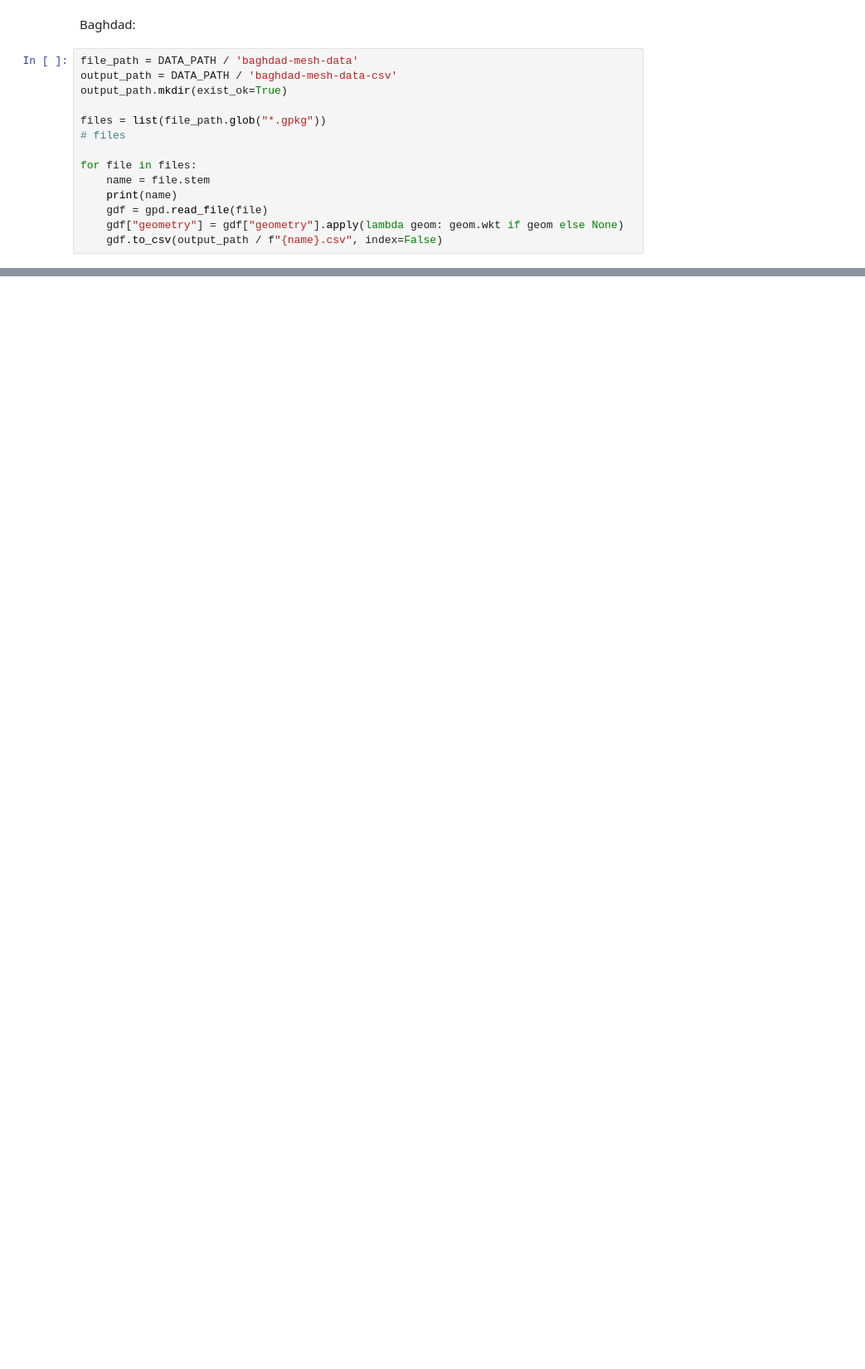
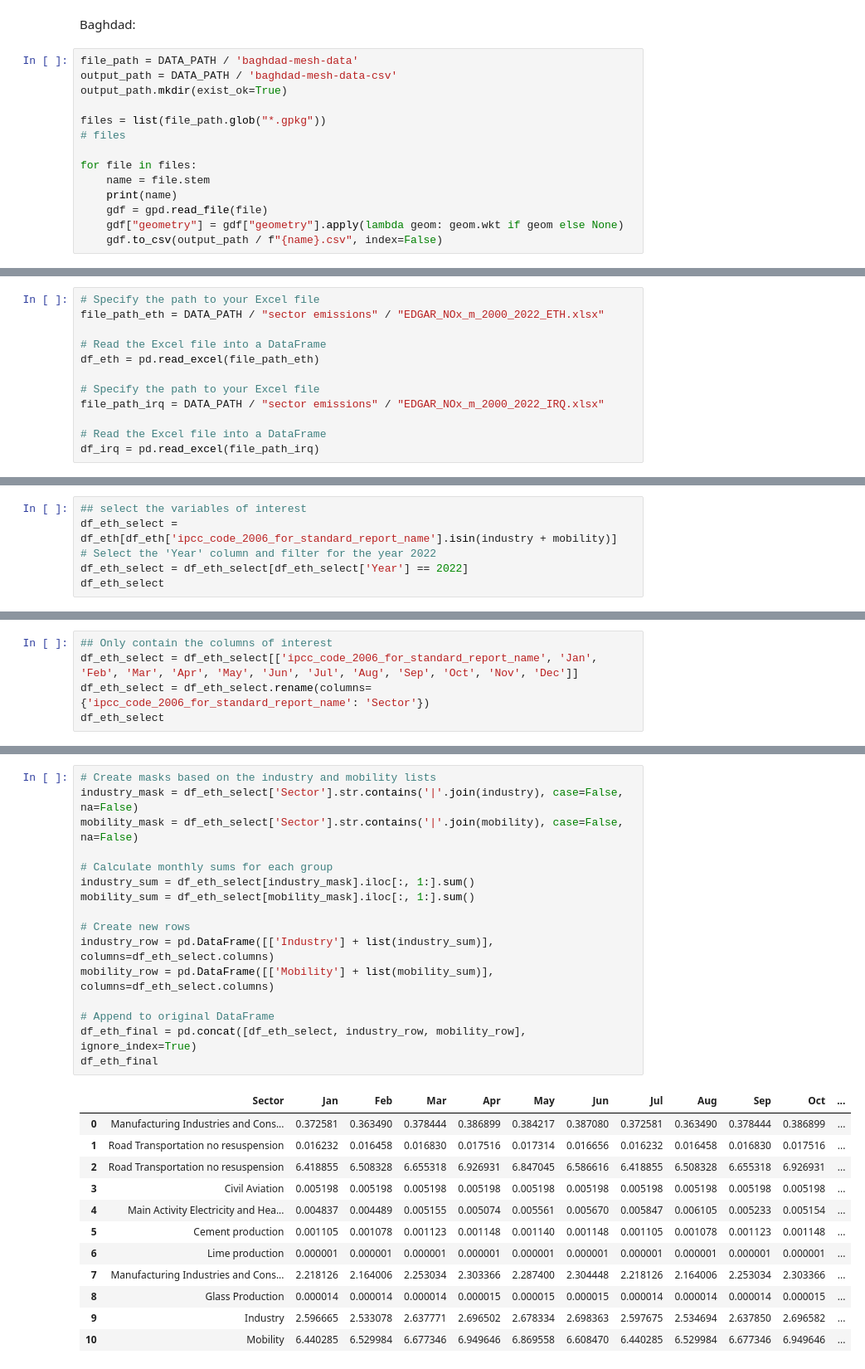
Before and after one commit to yixuan228/air-pollution-mobility-research-project, a Jupyter notebook: notebooks/appendix_preparation.ipynb, the cells around one changed output, grey strips where cells are left out. Shown at 83% size. Saved outputs shown, nothing was run; the diff lists cells and outputs as text; blank space fills up the shorter version.

```diff
--- a/notebooks/appendix_preparation.ipynb
+++ b/notebooks/appendix_preparation.ipynb
@@ -613,0 +619,12 @@ for file in files:
+# %%
+# Specify the path to your Excel file
+file_path_eth = DATA_PATH / "sector emissions" / "EDGAR_NOx_m_2000_2022_ETH.xlsx"
+
+# Read the Excel file into a DataFrame
+df_eth = pd.read_excel(file_path_eth)
+
+# Specify the path to your Excel file
+file_path_irq = DATA_PATH / "sector emissions" / "EDGAR_NOx_m_2000_2022_IRQ.xlsx"
+
+# Read the Excel file into a DataFrame
+df_irq = pd.read_excel(file_path_irq)
@@ -613,0 +655,6 @@ for file in files:
+# %%
+## select the variables of interest
+df_eth_select = df_eth[df_eth['ipcc_code_2006_for_standard_report_name'].isin(industry + mobility)]
+# Select the 'Year' column and filter for the year 2022
+df_eth_select = df_eth_select[df_eth_select['Year'] == 2022]
+df_eth_select
@@ -613,0 +673,5 @@ for file in files:
+# %%
+## Only contain the columns of interest
+df_eth_select = df_eth_select[['ipcc_code_2006_for_standard_report_name', 'Jan', 'Feb', 'Mar', 'Apr', 'May', 'Jun', 'Jul', 'Aug', 'Sep', 'Oct', 'Nov', 'Dec']]
+df_eth_select = df_eth_select.rename(columns={'ipcc_code_2006_for_standard_report_name': 'Sector'})
+df_eth_select
@@ -613,0 +689,29 @@ for file in files:
+# %%
+# Create masks based on the industry and mobility lists
+industry_mask = df_eth_select['Sector'].str.contains('|'.join(industry), case=False, na=False)
+mobility_mask = df_eth_select['Sector'].str.contains('|'.join(mobility), case=False, na=False)
+
+# Calculate monthly sums for each group
+industry_sum = df_eth_select[industry_mask].iloc[:, 1:].sum()
+mobility_sum = df_eth_select[mobility_mask].iloc[:, 1:].sum()
+
+# Create new rows
+industry_row = pd.DataFrame([['Industry'] + list(industry_sum)], columns=df_eth_select.columns)
+mobility_row = pd.DataFrame([['Mobility'] + list(mobility_sum)], columns=df_eth_select.columns)
+
+# Append to original DataFrame
+df_eth_final = pd.concat([df_eth_select, industry_row, mobility_row], ignore_index=True)
+df_eth_final
+# %% [output]
+|  | Sector | Jan | Feb | Mar | Apr | May | Jun | Jul | Aug | Sep | Oct | ... |
+| 0 | Manufacturing Industries and Cons... | 0.372581 | 0.363490 | 0.378444 | 0.386899 | 0.384217 | 0.387080 | 0.372581 | 0.363490 | 0.378444 | 0.386899 | ... |
+| 1 | Road Transportation no resuspension | 0.016232 | 0.016458 | 0.016830 | 0.017516 | 0.017314 | 0.016656 | 0.016232 | 0.016458 | 0.016830 | 0.017516 | ... |
+| 2 | Road Transportation no resuspension | 6.418855 | 6.508328 | 6.655318 | 6.926931 | 6.847045 | 6.586616 | 6.418855 | 6.508328 | 6.655318 | 6.926931 | ... |
+| 3 | Civil Aviation | 0.005198 | 0.005198 | 0.005198 | 0.005198 | 0.005198 | 0.005198 | 0.005198 | 0.005198 | 0.005198 | 0.005198 | ... |
+| 4 | Main Activity Electricity and Hea... | 0.004837 | 0.004489 | 0.005155 | 0.005074 | 0.005561 | 0.005670 | 0.005847 | 0.006105 | 0.005233 | 0.005154 | ... |
+| 5 | Cement production | 0.001105 | 0.001078 | 0.001123 | 0.001148 | 0.001140 | 0.001148 | 0.001105 | 0.001078 | 0.001123 | 0.001148 | ... |
+| 6 | Lime production | 0.000001 | 0.000001 | 0.000001 | 0.000001 | 0.000001 | 0.000001 | 0.000001 | 0.000001 | 0.000001 | 0.000001 | ... |
+| 7 | Manufacturing Industries and Cons... | 2.218126 | 2.164006 | 2.253034 | 2.303366 | 2.287400 | 2.304448 | 2.218126 | 2.164006 | 2.253034 | 2.303366 | ... |
+| 8 | Glass Production | 0.000014 | 0.000014 | 0.000014 | 0.000015 | 0.000015 | 0.000015 | 0.000014 | 0.000014 | 0.000014 | 0.000015 | ... |
+| 9 | Industry | 2.596665 | 2.533078 | 2.637771 | 2.696502 | 2.678334 | 2.698363 | 2.597675 | 2.534694 | 2.637850 | 2.696582 | ... |
+| 10 | Mobility | 6.440285 | 6.529984 | 6.677346 | 6.949646 | 6.869558 | 6.608470 | 6.440285 | 6.529984 | 6.677346 | 6.949646 | ... |
```
Also changed, not shown: parts of 16 cells of this notebook.
